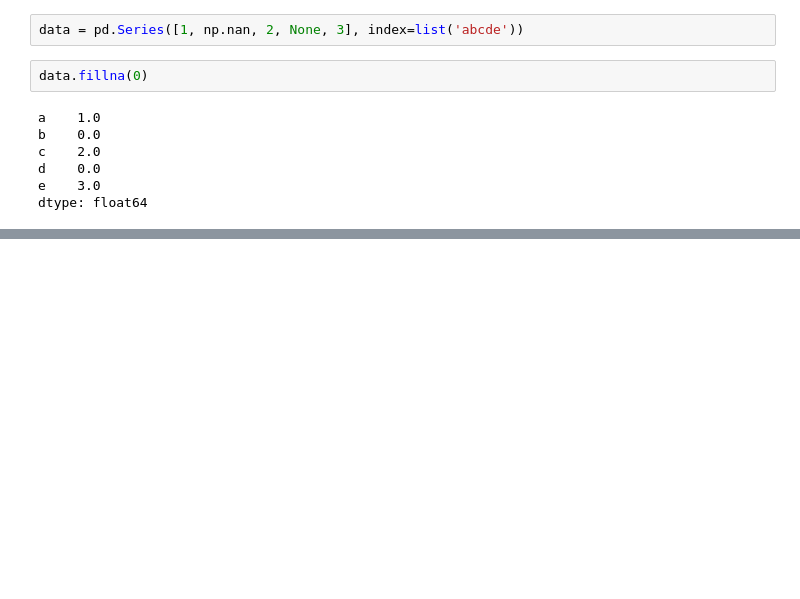
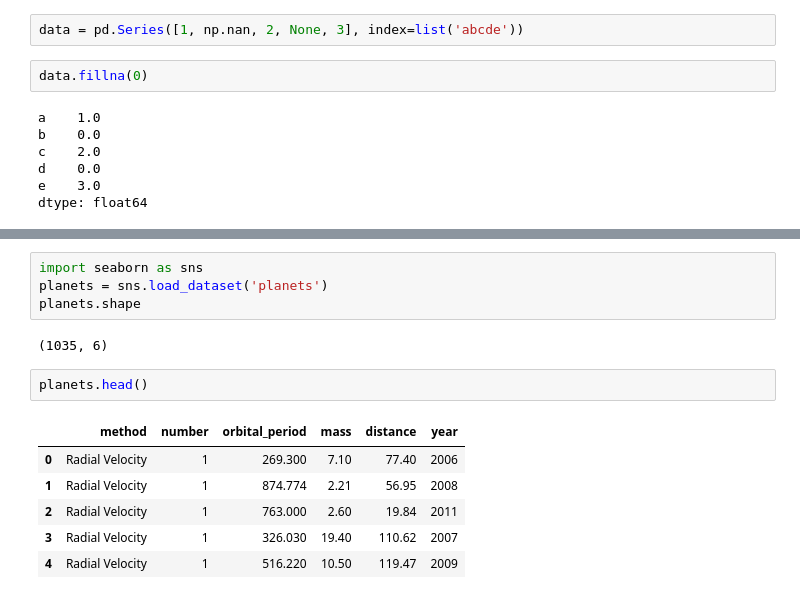
Before and after one commit to tsurupin/python-data-science-handbook-practice, a Jupyter notebook: pandas(ch3).ipynb, the cells around one changed output, grey strips where cells are left out. Drawn from its saved outputs; the diff is of its cells as text; blank space fills up the shorter version.

```diff
--- a/pandas(ch3).ipynb
+++ b/pandas(ch3).ipynb
@@ -278,0 +362,15 @@ dtype: float64
+# %%
+import seaborn as sns
+planets = sns.load_dataset('planets')
+planets.shape
+# %% [output]
+(1035, 6)
+# %%
+planets.head()
+# %% [output]
+|  | method | number | orbital_period | mass | distance | year |
+| 0 | Radial Velocity | 1 | 269.300 | 7.10 | 77.40 | 2006 |
+| 1 | Radial Velocity | 1 | 874.774 | 2.21 | 56.95 | 2008 |
+| 2 | Radial Velocity | 1 | 763.000 | 2.60 | 19.84 | 2011 |
+| 3 | Radial Velocity | 1 | 326.030 | 19.40 | 110.62 | 2007 |
+| 4 | Radial Velocity | 1 | 516.220 | 10.50 | 119.47 | 2009 |
```
Also changed, not shown: parts of 30 cells of this notebook, 4 other files.
